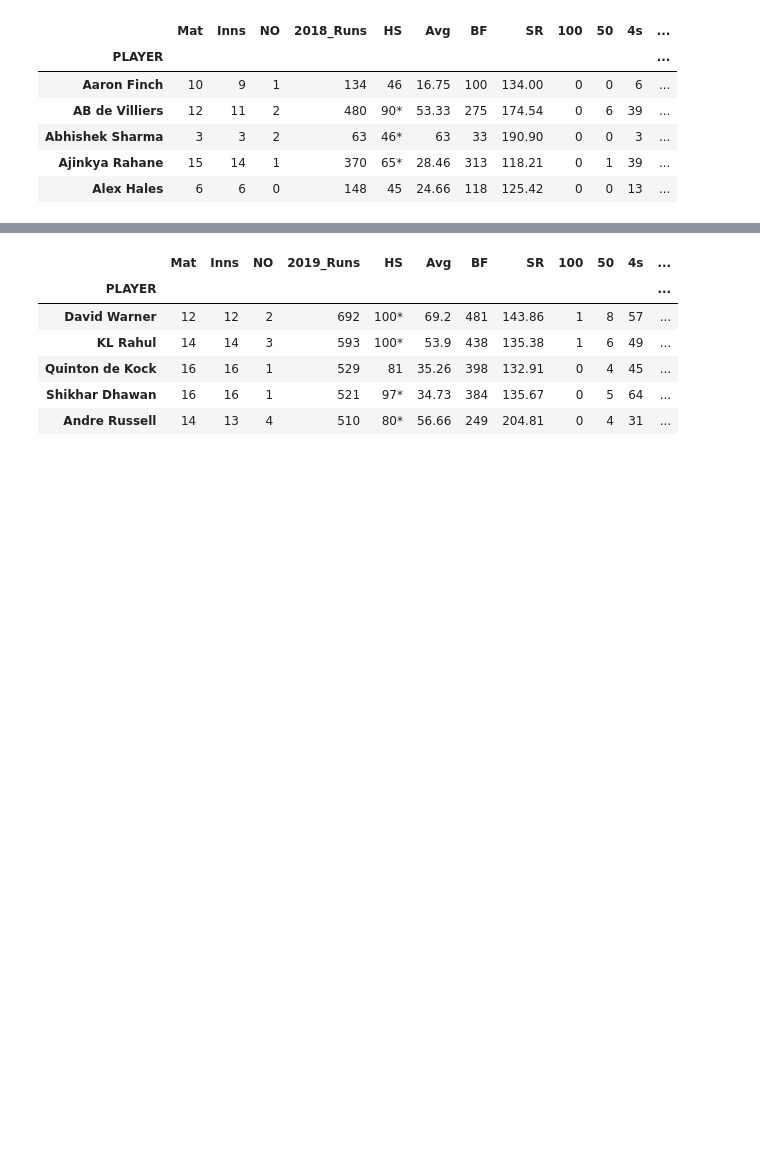
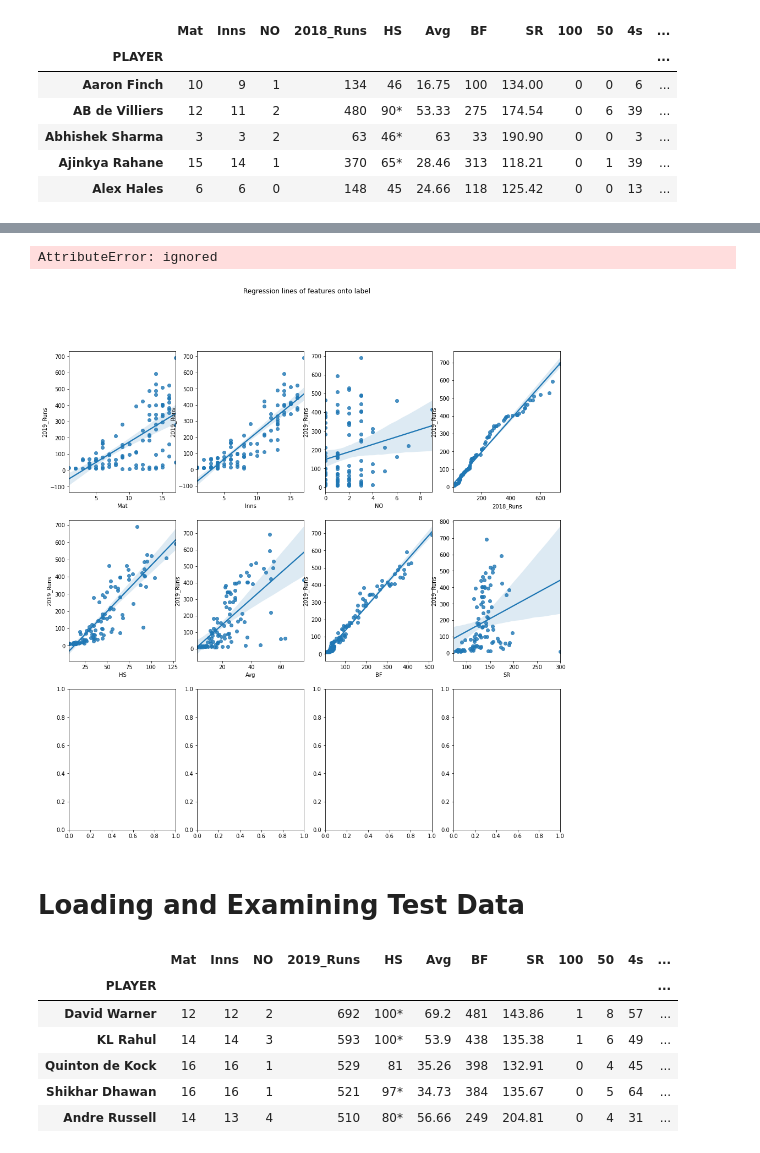
Before and after one commit to Anirudh-Senani/Flipr_Hackathon_7_2020, a Jupyter notebook: Flipr_ML_hackathon_7_2020.ipynb, the cells around one changed output, grey strips where cells are left out. Saved outputs shown, nothing was run; the diff lists cells and outputs as text; code cells hidden in the pictures; blank space fills up the shorter version.

```diff
--- a/Flipr_ML_hackathon_7_2020.ipynb
+++ b/Flipr_ML_hackathon_7_2020.ipynb
@@ -90,0 +114,12 @@ sns.histplot(train_data, )
+# %%
+#plotting regreesion lines to all columns on 2019_Runs so we can eliminate redundant features.
+features = np.array(train_data.columns[0:12])
+features = features.reshape(3,4)
+fig, axs = plt.subplots(3,4, figsize = (16,16))
+fig.suptitle('Regression lines of features onto label')
+for i in range(0,3):
+  for j in range(0,4):
+    sns.regplot(x = features[i][j], y = '2019_Runs', data= train_data, ax = axs[i, j])
+# %% [output]
+AttributeError: ignored
+[figure, added]
@@ -91 +128,3 @@ sns.histplot(train_data, )
+# %% [markdown]
+# Loading and Examining Test Data
 # %%
```
Also changed, not shown: parts of 61 cells of this notebook.
